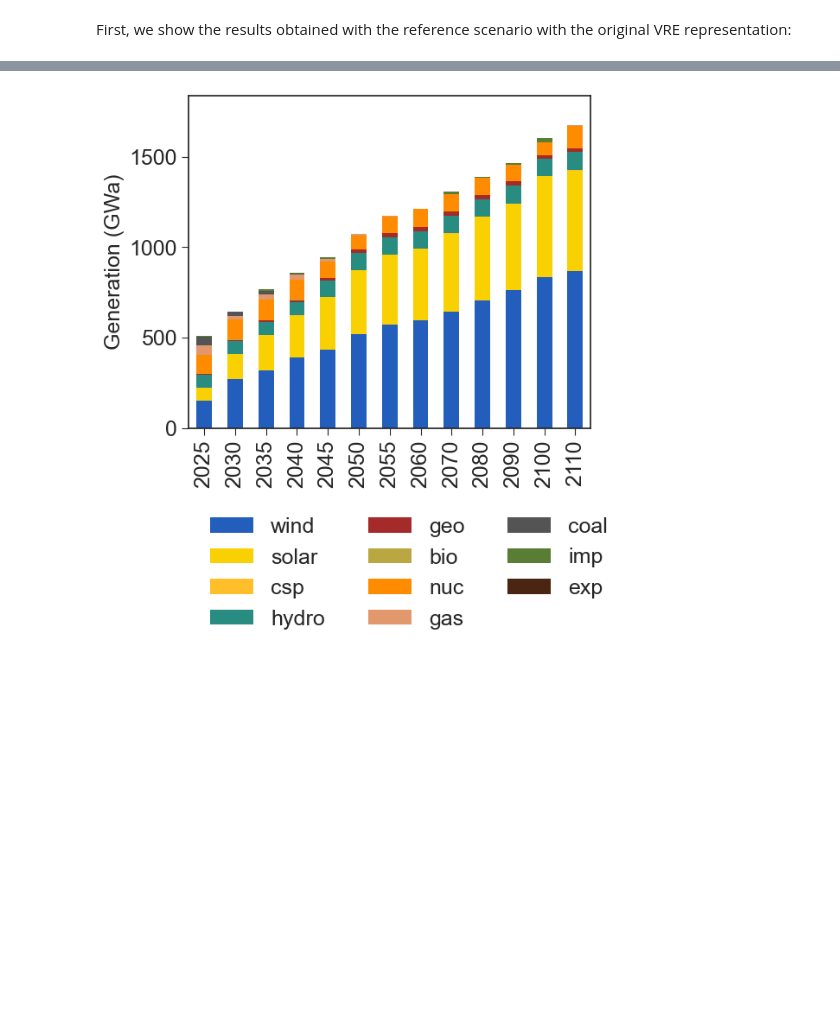
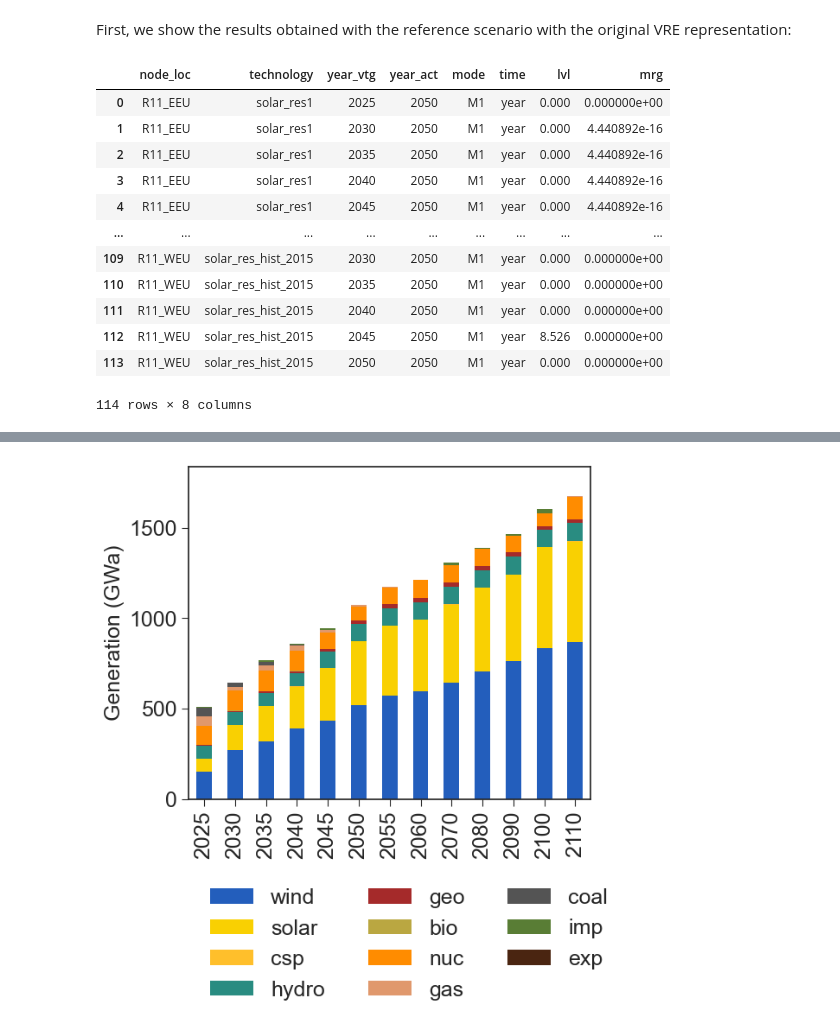
Before and after one commit to ebbekyhl/PyPSA-Eur-Curtailment-Emulator, a Jupyter notebook: MESSAGEix-GLOBIOM/make_diagnostics_w_PyPSA.ipynb, the cells around one changed output, grey strips where cells are left out. Saved outputs shown, nothing was run; the diff lists cells and outputs as text; code cells hidden in the pictures; blank space fills up the shorter version.

```diff
--- a/MESSAGEix-GLOBIOM/make_diagnostics_w_PyPSA.ipynb
+++ b/MESSAGEix-GLOBIOM/make_diagnostics_w_PyPSA.ipynb
@@ -71,4 +115,23 @@ if new_formulation:
 # Energy and capacity mix
 # %% [markdown]
 First, we show the results obtained with the reference scenario with the original VRE representation:
+# %%
+scen_pypsa_only_curt.var("ACT",
+                         {"node_loc": regions,
+                          "technology":technologies["solar"],
+                          "year_act":2050})
+# %% [output]
+|  | node_loc | technology | year_vtg | year_act | mode | time | lvl | mrg |
+| 0 | R11_EEU | solar_res1 | 2025 | 2050 | M1 | year | 0.000 | 0.000000e+00 |
+| 1 | R11_EEU | solar_res1 | 2030 | 2050 | M1 | year | 0.000 | 4.440892e-16 |
+| 2 | R11_EEU | solar_res1 | 2035 | 2050 | M1 | year | 0.000 | 4.440892e-16 |
+| 3 | R11_EEU | solar_res1 | 2040 | 2050 | M1 | year | 0.000 | 4.440892e-16 |
+| 4 | R11_EEU | solar_res1 | 2045 | 2050 | M1 | year | 0.000 | 4.440892e-16 |
+| ... | ... | ... | ... | ... | ... | ... | ... | ... |
+| 109 | R11_WEU | solar_res_hist_2015 | 2030 | 2050 | M1 | year | 0.000 | 0.000000e+00 |
+| 110 | R11_WEU | solar_res_hist_2015 | 2035 | 2050 | M1 | year | 0.000 | 0.000000e+00 |
+| 111 | R11_WEU | solar_res_hist_2015 | 2040 | 2050 | M1 | year | 0.000 | 0.000000e+00 |
+| 112 | R11_WEU | solar_res_hist_2015 | 2045 | 2050 | M1 | year | 8.526 | 0.000000e+00 |
+| 113 | R11_WEU | solar_res_hist_2015 | 2050 | 2050 | M1 | year | 0.000 | 0.000000e+00 |
+114 rows × 8 columns
 # %%
```
Also changed, not shown: parts of 6 cells of this notebook, 4 other files.
